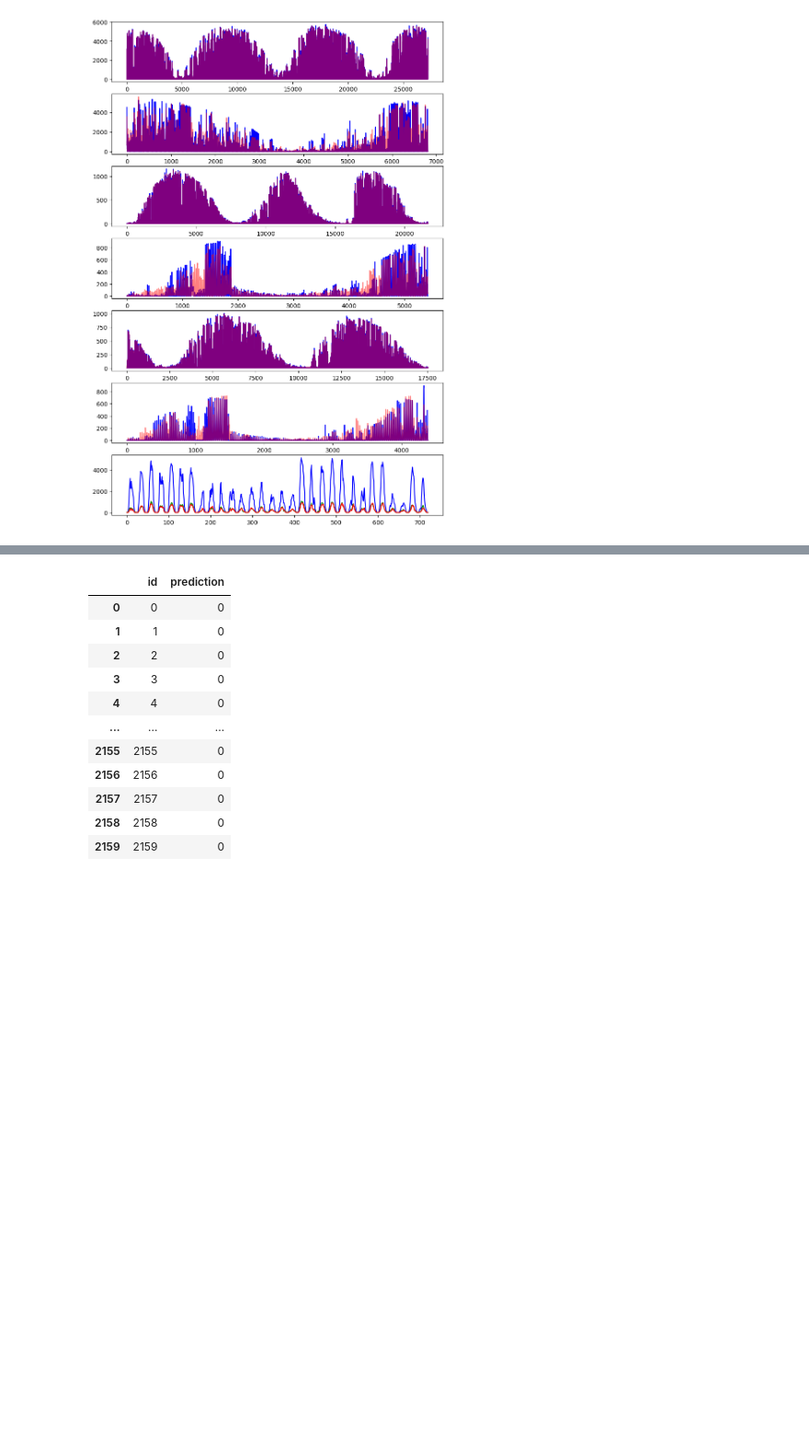
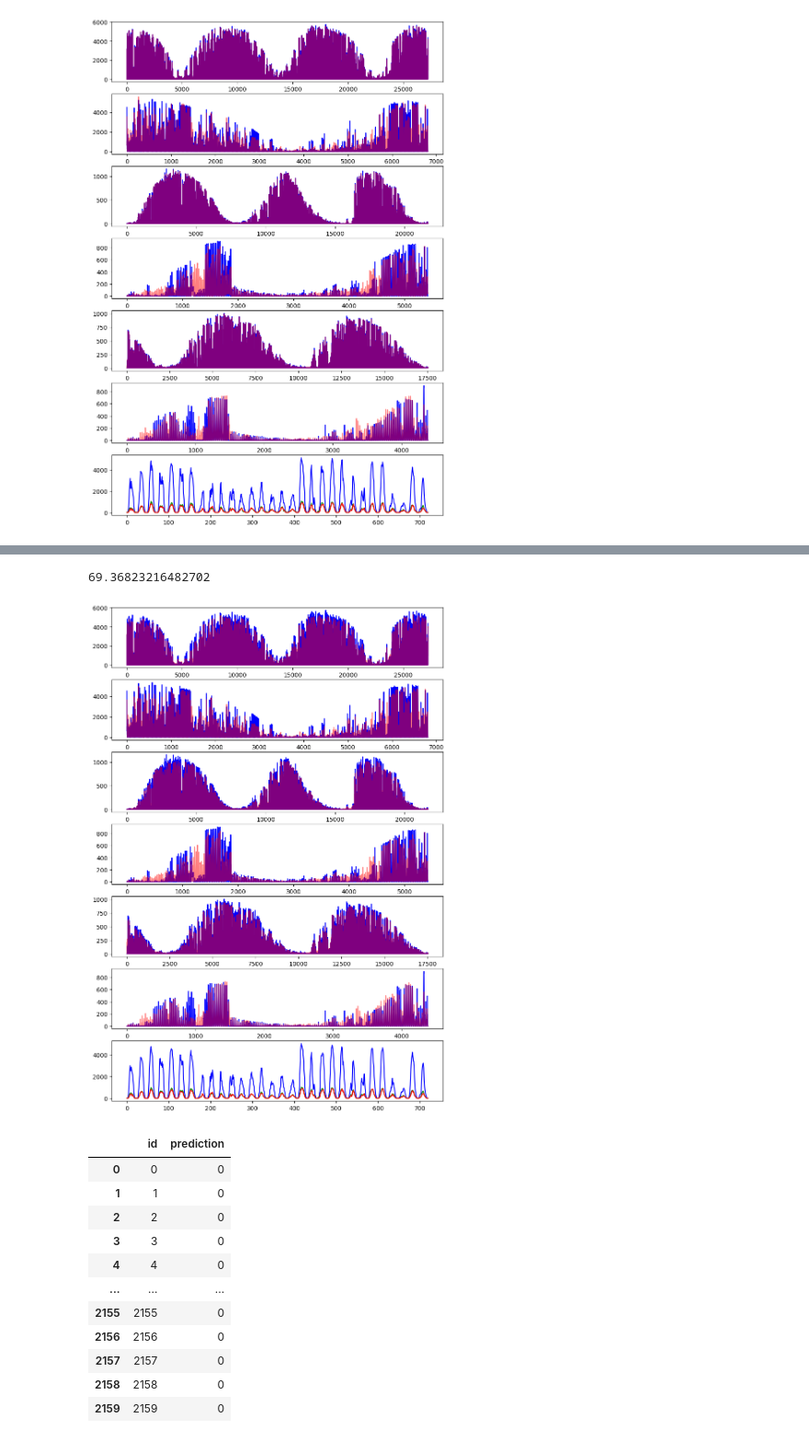
Before and after one commit to MartinSkatvedt/TDT4173-Machine-Learning, a Jupyter notebook: clean.ipynb, the cells around one changed output, grey strips where cells are left out. Shown at 92% size. Cells and saved outputs as stored; diff of their text form; code cells hidden in the pictures; blank space fills up the shorter version.

```diff
--- a/clean.ipynb
+++ b/clean.ipynb
@@ -108,3 +194,48 @@ axs[6].plot(predictions[2][2], color="red")
+# %%
+avg = np.empty(shape=(3,3), dtype=np.ndarray)
+
+
+for building in range(3):
+    for dataset in range(3):
+        current = (predictions_xg[building][dataset] + predictions_cb [building][dataset]) / 2.0
+        avg[building][dataset] = current
+# %%
+fig, axs = plt.subplots(7, figsize=(10, 15))
+
+axs[0].plot(data.A.train_y, color="blue")
+axs[0].plot(avg[0][0], color="red", alpha=0.5)
+
+axs[1].plot(data.A.val_y, color="blue")
+axs[1].plot(avg[0][1], color="red", alpha=0.5)
+
+axs[2].plot(data.B.train_y, color="blue")
+axs[2].plot(avg[1][0], color="red", alpha=0.5)
+
+axs[3].plot(data.B.val_y, color="blue")
+axs[3].plot(avg[1][1], color="red", alpha=0.5)
+
+axs[4].plot(data.C.train_y, color="blue")
+axs[4].plot(avg[2][0], color="red", alpha=0.5)
+
+axs[5].plot(data.C.val_y, color="blue")
+axs[5].plot(avg[2][1], color="red", alpha=0.5)
+
+axs[6].plot(avg[0][2], color="blue")
+axs[6].plot(avg[1][2], color="green")
+axs[6].plot(avg[2][2], color="red")
+
+
+
+
+mae_val_a = mean_absolute_error(data.A.val_y, avg[0][1])
+mae_val_b = mean_absolute_error(data.B.val_y, avg[1][1])
+mae_val_c = mean_absolute_error(data.C.val_y, avg[2][1])
+
+
+print((mae_val_a + mae_val_b + mae_val_c) / 3)
+# %% [output]
+69.36823216482702
+[figure, added]
 # %%
 test = pd.read_csv('test.csv')
 sample_submission = pd.read_csv('sample_submission.csv')
```
Also changed, not shown: parts of 9 cells of this notebook, 12 other files.
